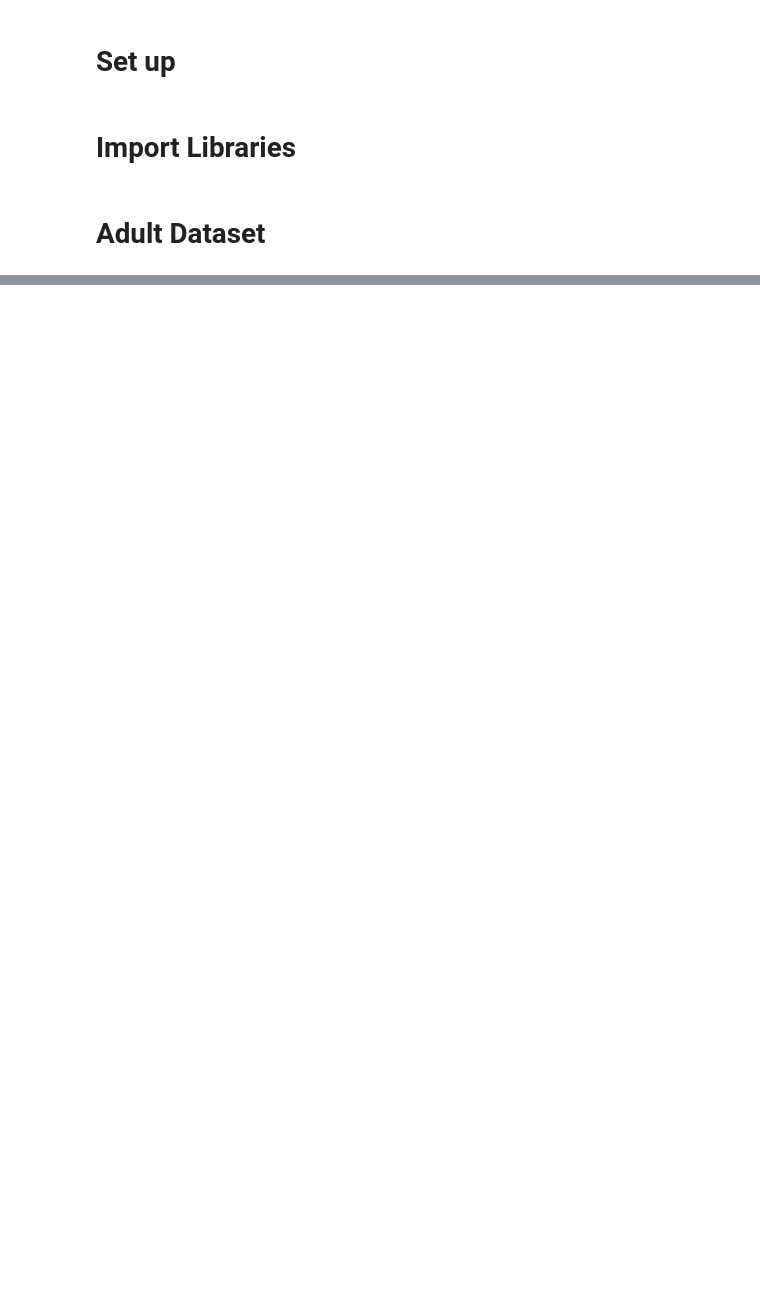
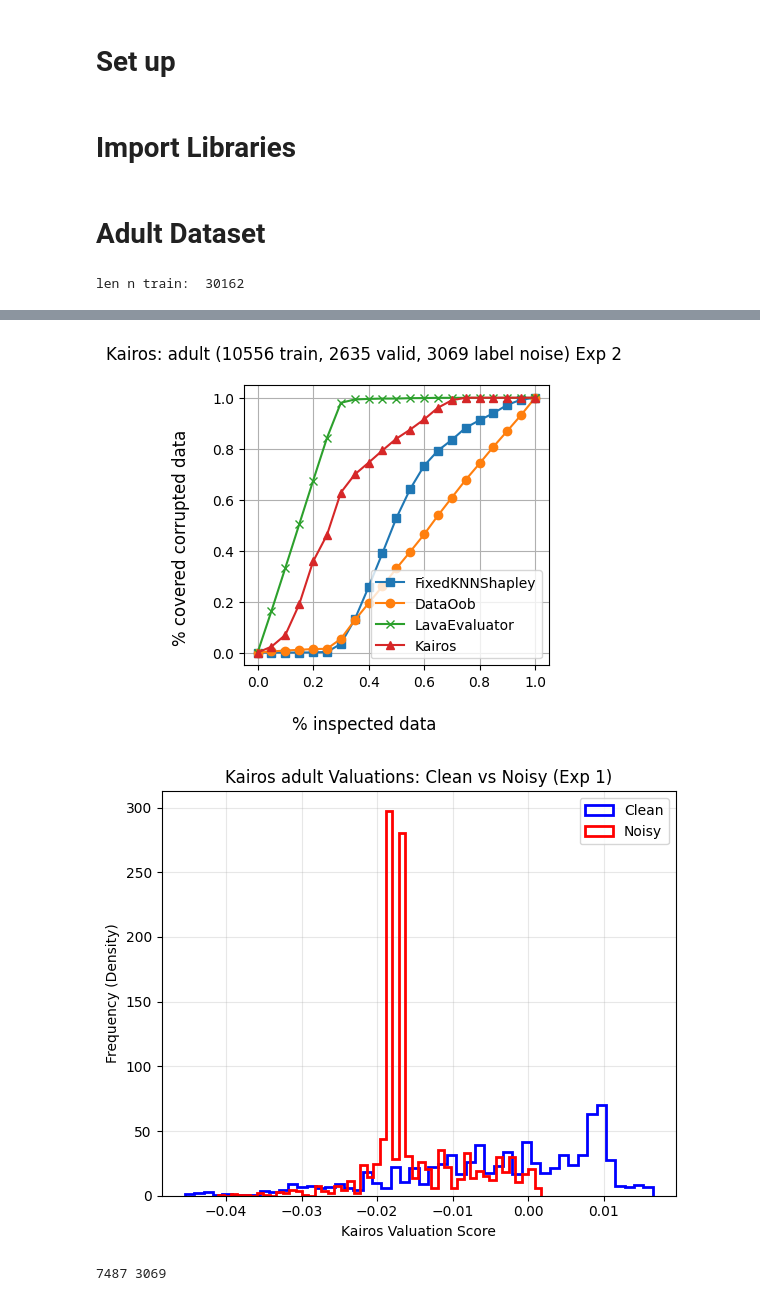
Before and after one commit to deepikasenthil24/data-valuation-q1, a Jupyter notebook: experiment_runner.ipynb, the cells around one changed output, grey strips where cells are left out. Cells and saved outputs as stored; diff of their text form; code cells hidden in the pictures; blank space fills up the shorter version.

```diff
--- a/experiment_runner.ipynb
+++ b/experiment_runner.ipynb
@@ -265,3 +290,7 @@ def run_experiment(dataset_name, exp_num, data_frac, path_to_data):
     thresh_acc("LavaEvaluator", eval_med, dataset_name, exp_num, fetcher)
 # %% [markdown]
 # Adult Dataset
+# %%
+run_experiment(dataset_name="adult", exp_num=1, data_frac=0.35, path_to_data=PATH_TO_DATA)
+# %% [output]
+len n train:  30162
@@ -267,0 +302,3 @@ def run_experiment(dataset_name, exp_num, data_frac, path_to_data):
+[figure, added]
+[figure, added]
+7487 3069
```
Also changed, not shown: parts of 6 cells of this notebook, 1 other file.
